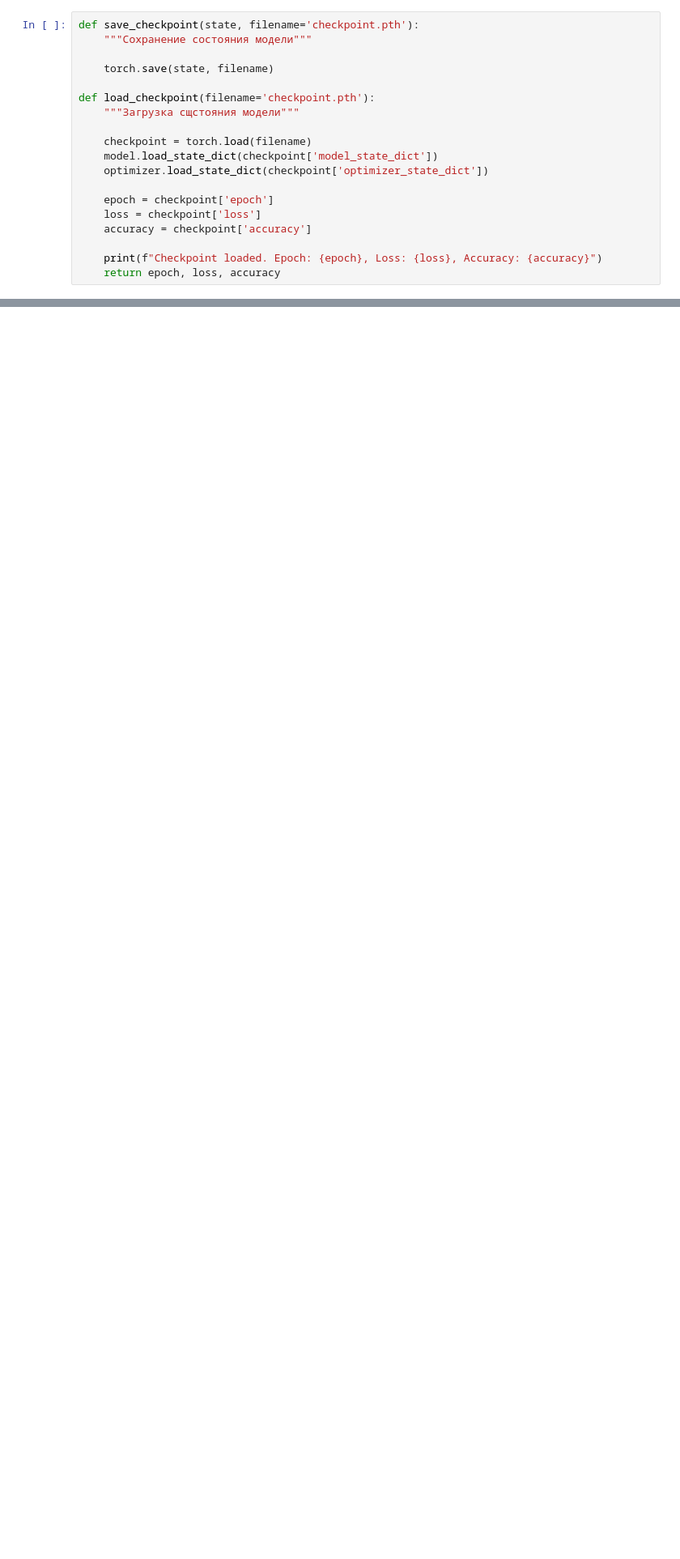
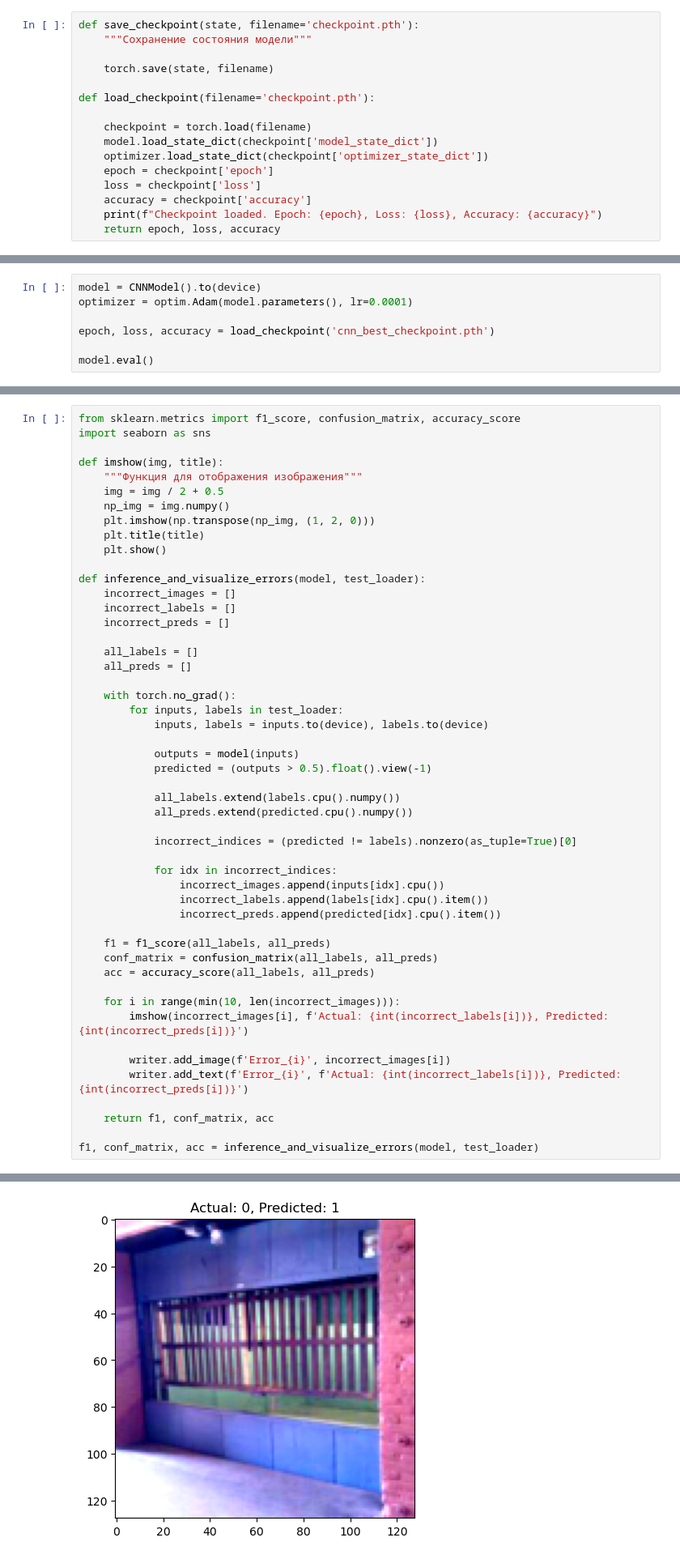
Before and after one commit to artrsyf/VK-DL, a Jupyter notebook: lecture3/homework/indoor_outdoor.ipynb, the cells around one changed output, grey strips where cells are left out. Shown at 81% size. Drawn from its saved outputs; the diff is of its cells as text; blank space fills up the shorter version.

```diff
--- a/lecture3/homework/indoor_outdoor.ipynb
+++ b/lecture3/homework/indoor_outdoor.ipynb
@@ -86,16 +100,13 @@ def save_checkpoint(state, filename='checkpoint.pth'):
     torch.save(state, filename)
 
 def load_checkpoint(filename='checkpoint.pth'):
-    """Загрузка сщстояния модели"""
 
     checkpoint = torch.load(filename)
     model.load_state_dict(checkpoint['model_state_dict'])
     optimizer.load_state_dict(checkpoint['optimizer_state_dict'])
-
     epoch = checkpoint['epoch']
     loss = checkpoint['loss']
     accuracy = checkpoint['accuracy']
-
     print(f"Checkpoint loaded. Epoch: {epoch}, Loss: {loss}, Accuracy: {accuracy}")
     return epoch, loss, accuracy
 # %%
@@ -184,0 +266,7 @@ KeyboardInterrupt:
+# %%
+model = CNNModel().to(device)
+optimizer = optim.Adam(model.parameters(), lr=0.0001)
+
+epoch, loss, accuracy = load_checkpoint('cnn_best_checkpoint.pth')
+
+model.eval()
@@ -184,0 +296,51 @@ KeyboardInterrupt:
+# %%
+from sklearn.metrics import f1_score, confusion_matrix, accuracy_score
+import seaborn as sns
+
+def imshow(img, title):
+    """Функция для отображения изображения"""
+    img = img / 2 + 0.5
+    np_img = img.numpy()
+    plt.imshow(np.transpose(np_img, (1, 2, 0)))
+    plt.title(title)
+    plt.show()
+
+def inference_and_visualize_errors(model, test_loader):
+    incorrect_images = []
+    incorrect_labels = []
+    incorrect_preds = []
+
+    all_labels = []
+    all_preds = []
+
+    with torch.no_grad():
+        for inputs, labels in test_loader:
+            inputs, labels = inputs.to(device), labels.to(device)
+
+            outputs = model(inputs)
+            predicted = (outputs > 0.5).float().view(-1)
+
+            all_labels.extend(labels.cpu().numpy())
+            all_preds.extend(predicted.cpu().numpy())
+
+            incorrect_indices = (predicted != labels).nonzero(as_tuple=True)[0]
+
+            for idx in incorrect_indices:
+                incorrect_images.append(inputs[idx].cpu())
+                incorrect_labels.append(labels[idx].cpu().item())
+                incorrect_preds.append(predicted[idx].cpu().item())
+
+    f1 = f1_score(all_labels, all_preds)
+    conf_matrix = confusion_matrix(all_labels, all_preds)
+    acc = accuracy_score(all_labels, all_preds)
+
+    for i in range(min(10, len(incorrect_images))):
+        imshow(incorrect_images[i], f'Actual: {int(incorrect_labels[i])}, Predicted: {int(incorrect_preds[i])}')
+
+        writer.add_image(f'Error_{i}', incorrect_images[i])
+        writer.add_text(f'Error_{i}', f'Actual: {int(incorrect_labels[i])}, Predicted: {int(incorrect_preds[i])}')
+
+    return f1, conf_matrix, acc
+
+f1, conf_matrix, acc = inference_and_visualize_errors(model, test_loader)
+# %% [output]
@@ -184,0 +348 @@ KeyboardInterrupt:
+[figure, added]
```
Also changed, not shown: parts of 26 cells of this notebook.
